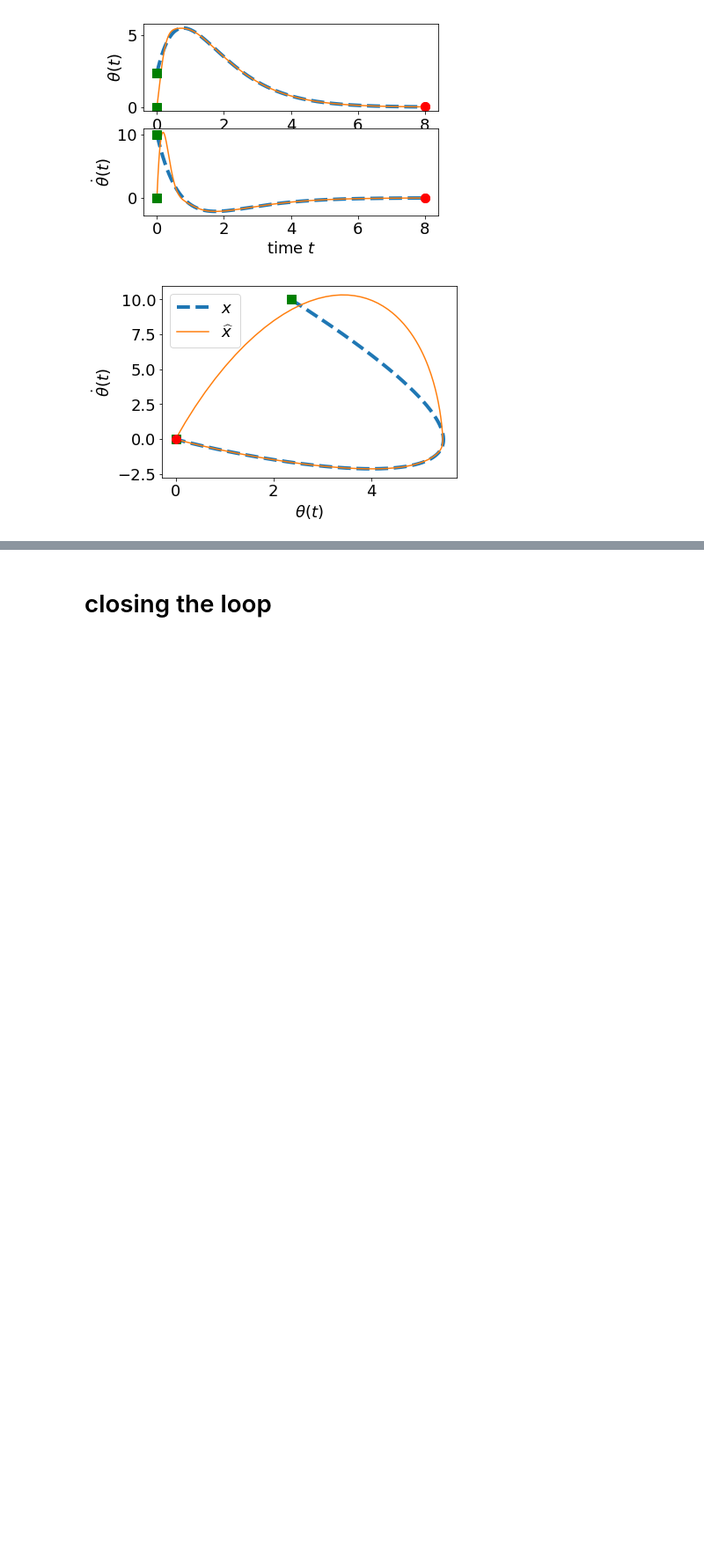
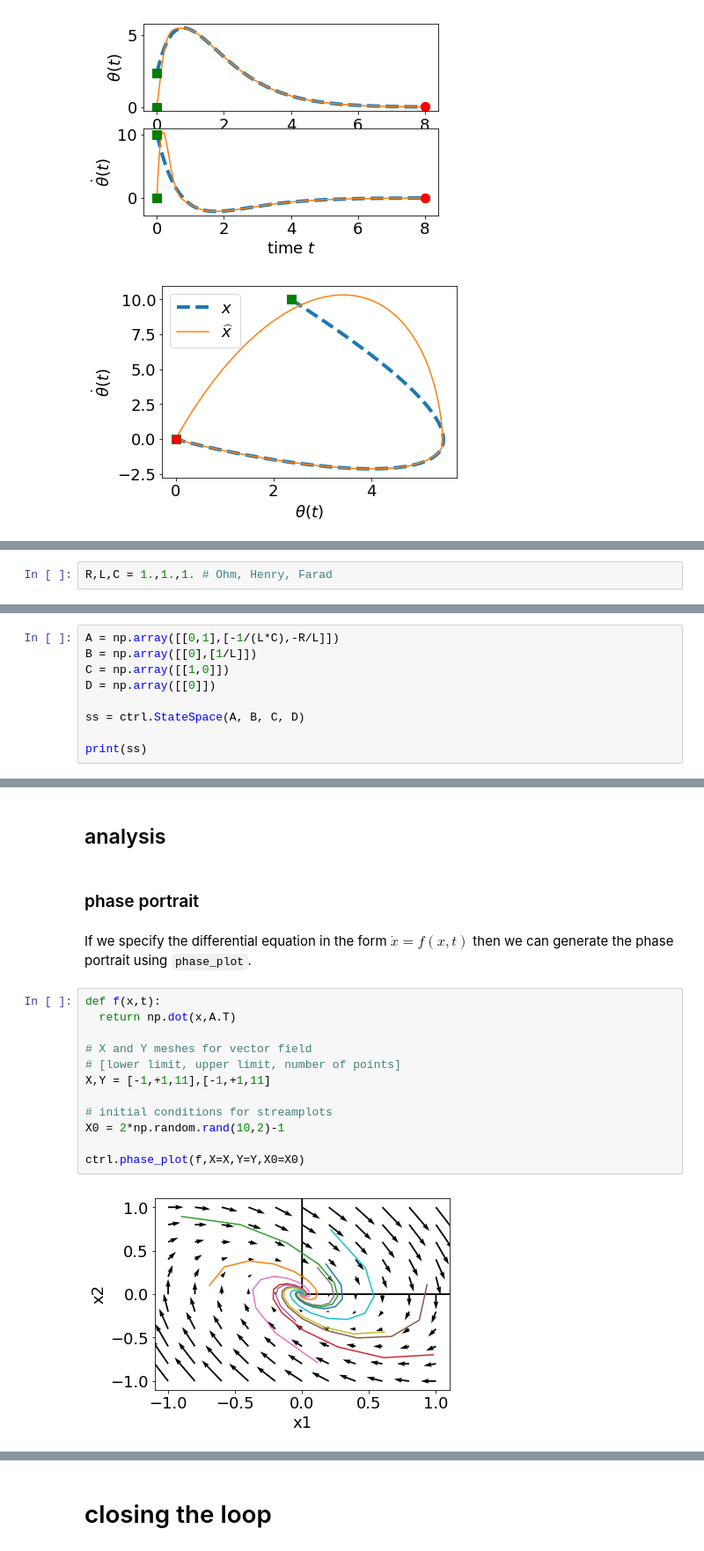
Before and after one commit to sburden/447-20fa, a Jupyter notebook: 447_lec_examples.ipynb, the cells around one changed output, grey strips where cells are left out. Shown at 88% size. Drawn from its saved outputs; the diff is of its cells as text; blank space fills up the shorter version.

```diff
--- a/447_lec_examples.ipynb
+++ b/447_lec_examples.ipynb
@@ -1826,0 +1851,2 @@ mass $M = 12\times 10^{-3}$.
+# %%
+R,L,C = 1.,1.,1. # Ohm, Henry, Farad
@@ -1826,0 +1865,9 @@ mass $M = 12\times 10^{-3}$.
+# %%
+A = np.array([[0,1],[-1/(L*C),-R/L]])
+B = np.array([[0],[1/L]])
+C = np.array([[1,0]])
+D = np.array([[0]])
+
+ss = ctrl.StateSpace(A, B, C, D)
+
+print(ss)
@@ -1826,0 +1922,20 @@ mass $M = 12\times 10^{-3}$.
+# %% [markdown]
+## analysis
+# %% [markdown]
+### phase portrait
+# %% [markdown]
+If we specify the differential equation in the form $\dot{x} = f(x,t)$ then we can generate the phase portrait using `phase_plot`.
+# %%
+def f(x,t):
+  return np.dot(x,A.T)
+
+# X and Y meshes for vector field
+# [lower limit, upper limit, number of points]
+X,Y = [-1,+1,11],[-1,+1,11]
+
+# initial conditions for streamplots
+X0 = 2*np.random.rand(10,2)-1
+
+ctrl.phase_plot(f,X=X,Y=Y,X0=X0)
+# %% [output]
+[figure, added]
```
Also changed, not shown: parts of 68 cells of this notebook.
